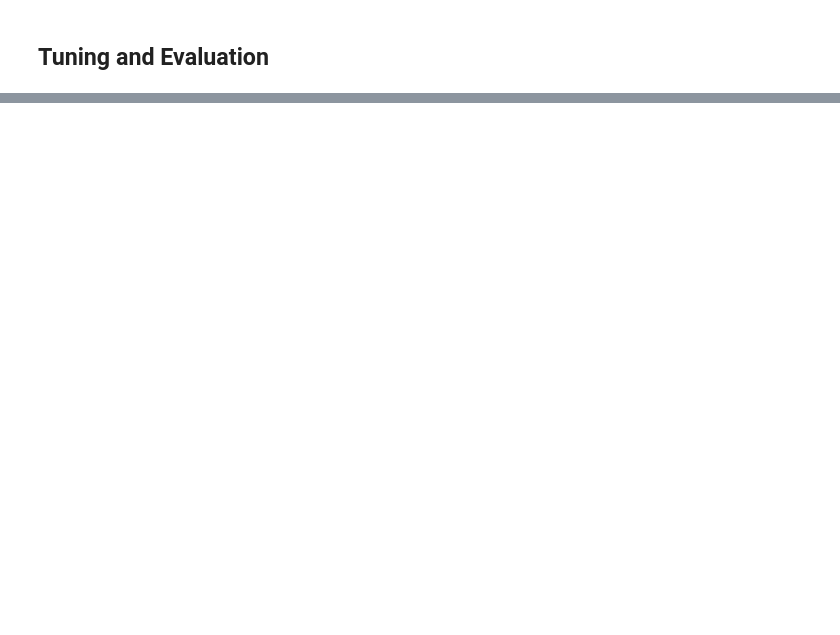
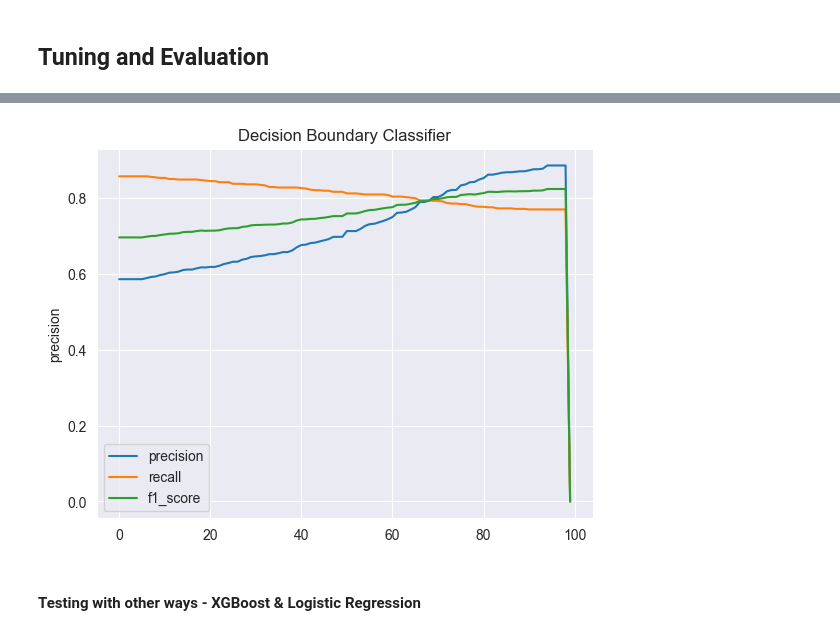
Before and after one commit to Code2Drift/Aditya_MLPROCESS, a Jupyter notebook: modelling.ipynb, the cells around one changed output, grey strips where cells are left out. Saved outputs shown, nothing was run; the diff lists cells and outputs as text; code cells hidden in the pictures; blank space fills up the shorter version.

```diff
--- a/modelling.ipynb
+++ b/modelling.ipynb
@@ -395,0 +425,6 @@ X_valid = X_valid_prep ; y_valid = np.array(y_valid_prep.copy(), dtype='int32')
+# %%
+evaluation_valid(X_valid, y_valid, best_tree)
+# %% [output]
+[figure, added]
+# %% [markdown]
+#### Testing with other ways - XGBoost & Logistic Regression
```
Also changed, not shown: parts of 32 cells of this notebook, 3 other files.
